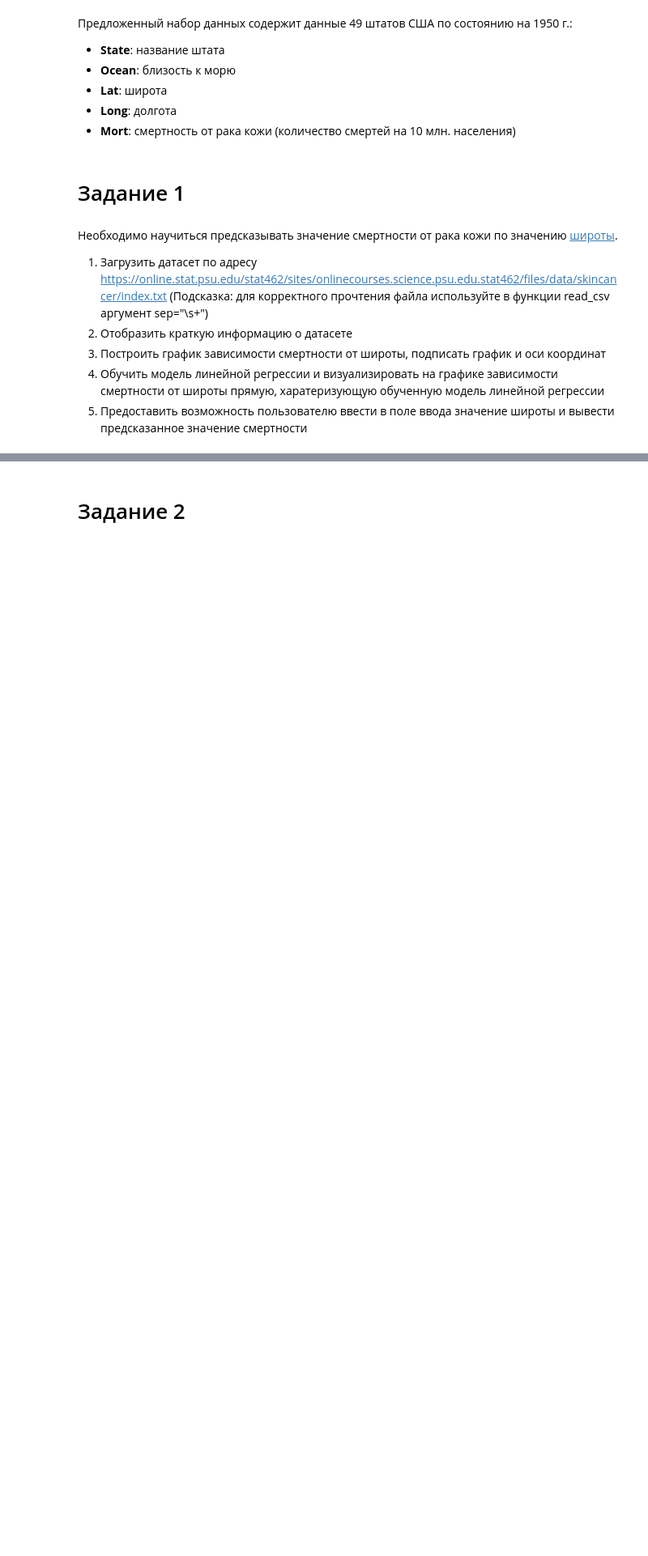
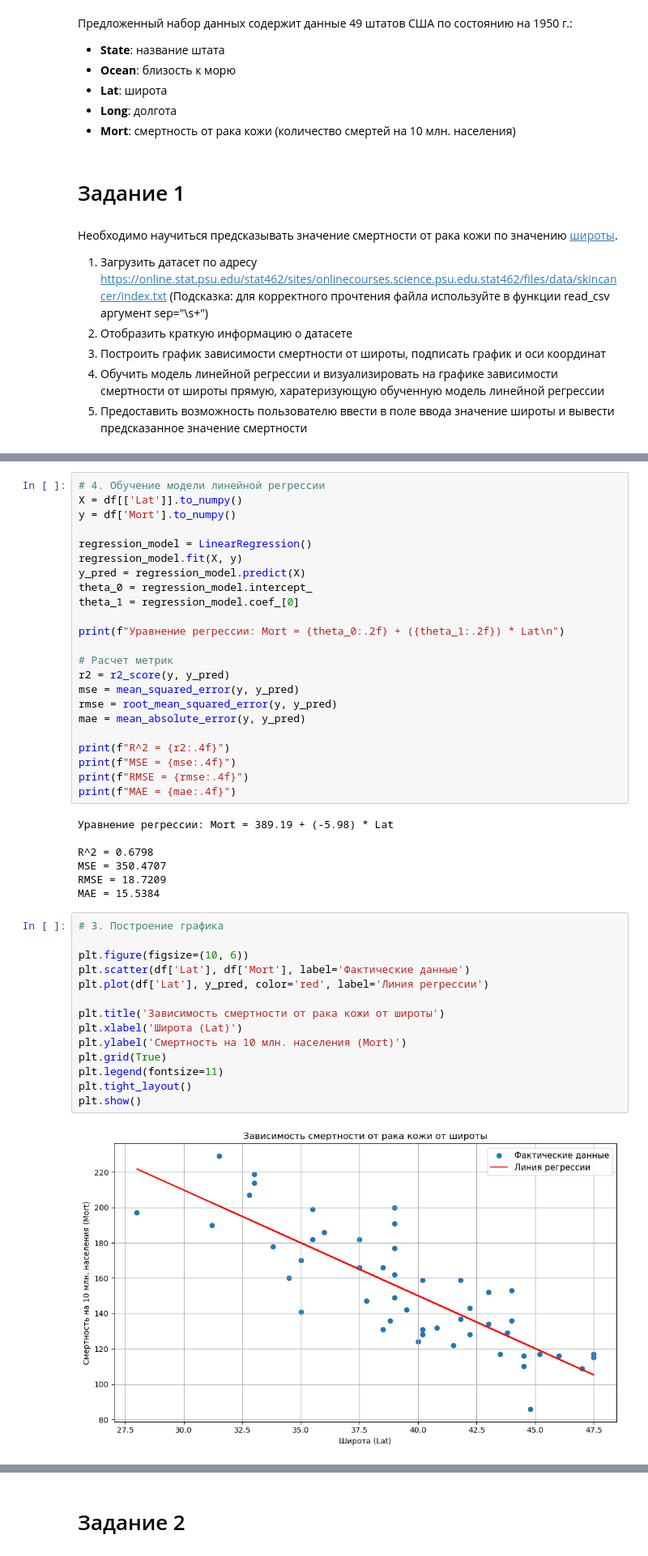
Before and after one commit to vakovalik/ml_hse, a Jupyter notebook: сем 5/практика 5.ipynb, the cells around one changed output, grey strips where cells are left out. Shown at 81% size. Drawn from its saved outputs; the diff is of its cells as text; blank space fills up the shorter version.

```diff
--- a/сем 5/практика 5.ipynb
+++ b/сем 5/практика 5.ipynb
@@ -22,0 +69,46 @@ url = 'https://online.stat.psu.edu/stat462/sites/onlinecourses.science.psu.edu.s
+# %%
+# 4. Обучение модели линейной регрессии
+X = df[['Lat']].to_numpy()
+y = df['Mort'].to_numpy()
+
+regression_model = LinearRegression()
+regression_model.fit(X, y)
+y_pred = regression_model.predict(X)
+theta_0 = regression_model.intercept_
+theta_1 = regression_model.coef_[0]
+
+print(f"Уравнение регрессии: Mort = {theta_0:.2f} + ({theta_1:.2f}) * Lat\n")
+
+# Расчет метрик
+r2 = r2_score(y, y_pred)
+mse = mean_squared_error(y, y_pred)
+rmse = root_mean_squared_error(y, y_pred)
+mae = mean_absolute_error(y, y_pred)
+
+print(f"R^2 = {r2:.4f}")
+print(f"MSE = {mse:.4f}")
+print(f"RMSE = {rmse:.4f}")
+print(f"MAE = {mae:.4f}")
+# %% [output]
+Уравнение регрессии: Mort = 389.19 + (-5.98) * Lat
+
+R^2 = 0.6798
+MSE = 350.4707
+RMSE = 18.7209
+MAE = 15.5384
+# %%
+# 3. Построение графика
+
+plt.figure(figsize=(10, 6))
+plt.scatter(df['Lat'], df['Mort'], label='Фактические данные')
+plt.plot(df['Lat'], y_pred, color='red', label='Линия регрессии')
+
+plt.title('Зависимость смертности от рака кожи от широты')
+plt.xlabel('Широта (Lat)')
+plt.ylabel('Смертность на 10 млн. населения (Mort)')
+plt.grid(True)
+plt.legend(fontsize=11)
+plt.tight_layout()
+plt.show()
+# %% [output]
+[figure, added]
```
Also changed, not shown: parts of 14 cells of this notebook, 2 other files.
